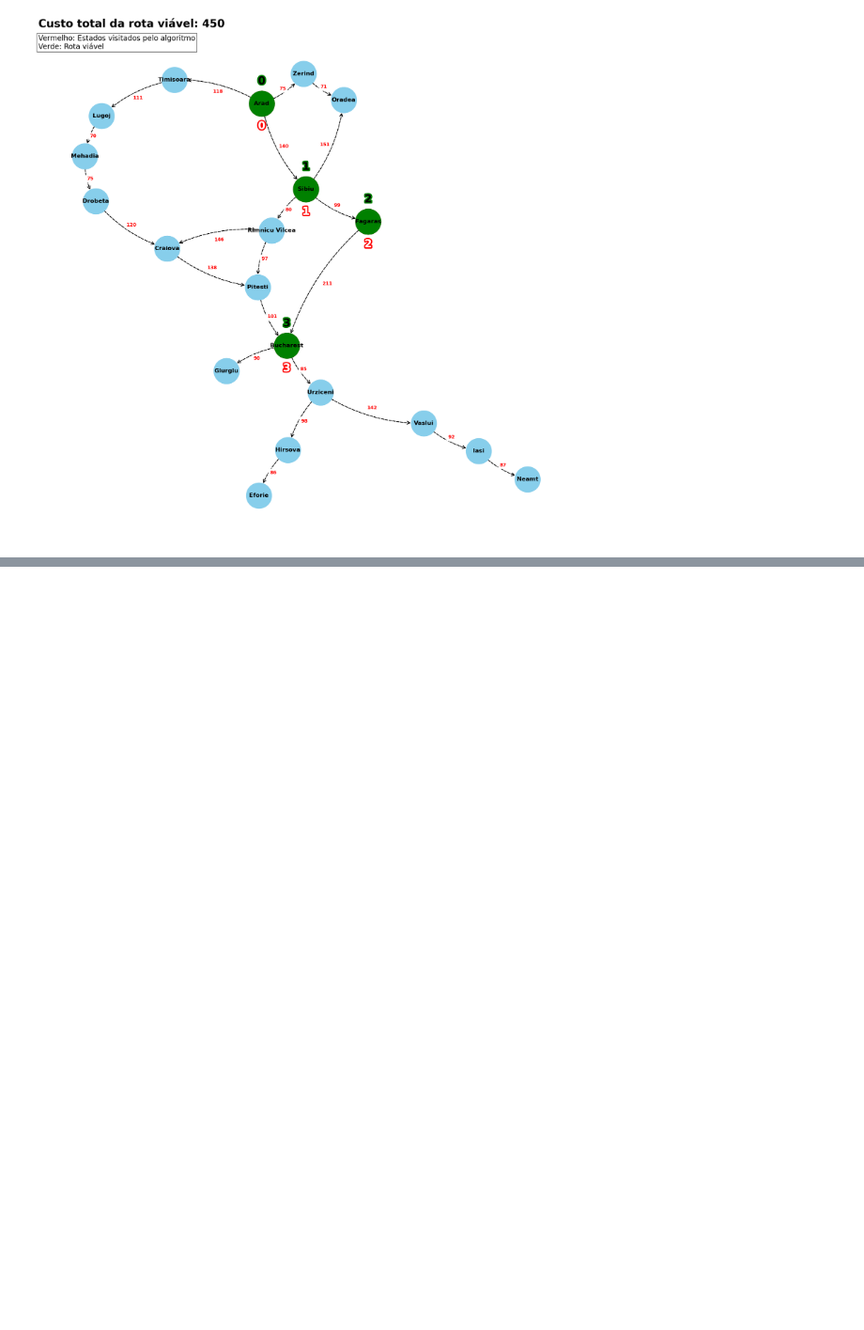
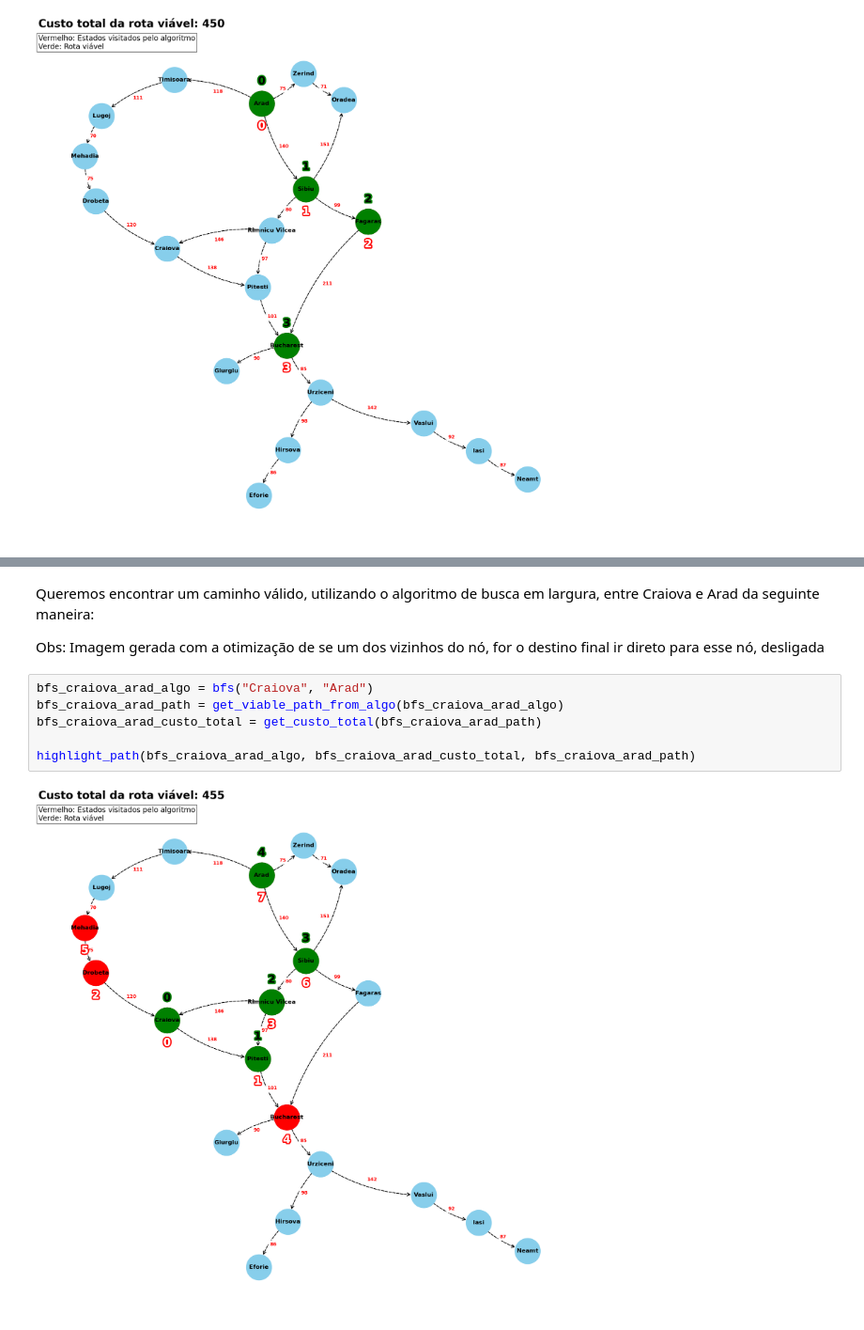
Before and after one commit to MDGF93/intro-ia-atividade-6, a Jupyter notebook: atividade-6.ipynb, the cells around one changed output, grey strips where cells are left out. Shown at 94% size. Drawn from its saved outputs; the diff is of its cells as text; blank space fills up the shorter version.

```diff
--- a/atividade-6.ipynb
+++ b/atividade-6.ipynb
@@ -246,0 +347,12 @@ highlight_path(arad_bucharest_bfs_custos['lowest_cost_path'], arad_bucharest_bfs
+# %% [markdown]
+Queremos encontrar um caminho válido, utilizando o algoritmo de busca em largura, entre Craiova e Arad da seguinte maneira:
+
+Obs: Imagem gerada com a otimização de se um dos vizinhos do nó, for o destino final ir direto para esse nó, desligada
+# %%
+bfs_craiova_arad_algo = bfs("Craiova", "Arad")
+bfs_craiova_arad_path = get_viable_path_from_algo(bfs_craiova_arad_algo)
+bfs_craiova_arad_custo_total = get_custo_total(bfs_craiova_arad_path)
+
+highlight_path(bfs_craiova_arad_algo, bfs_craiova_arad_custo_total, bfs_craiova_arad_path)
+# %% [output]
+[figure, added]
```
Also changed, not shown: parts of 19 cells of this notebook, 1 other file.
